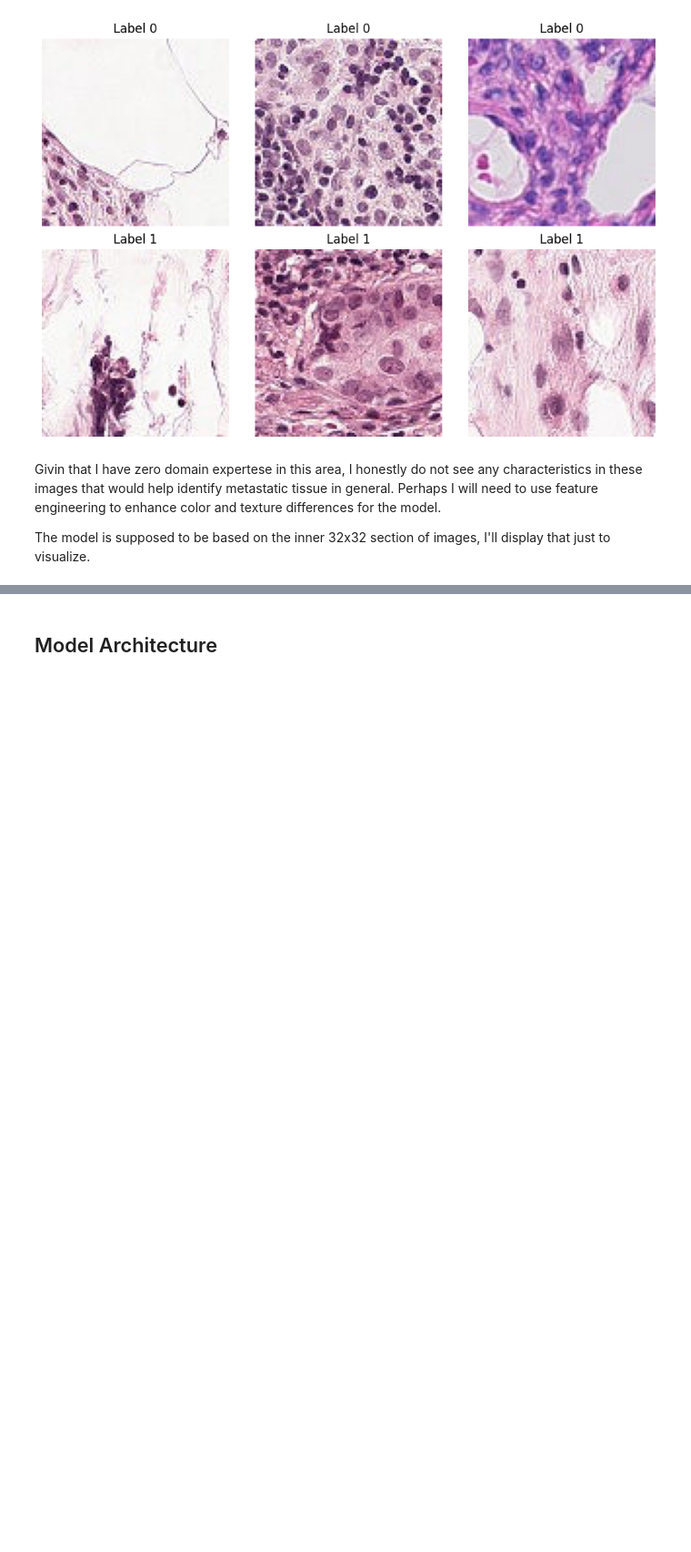
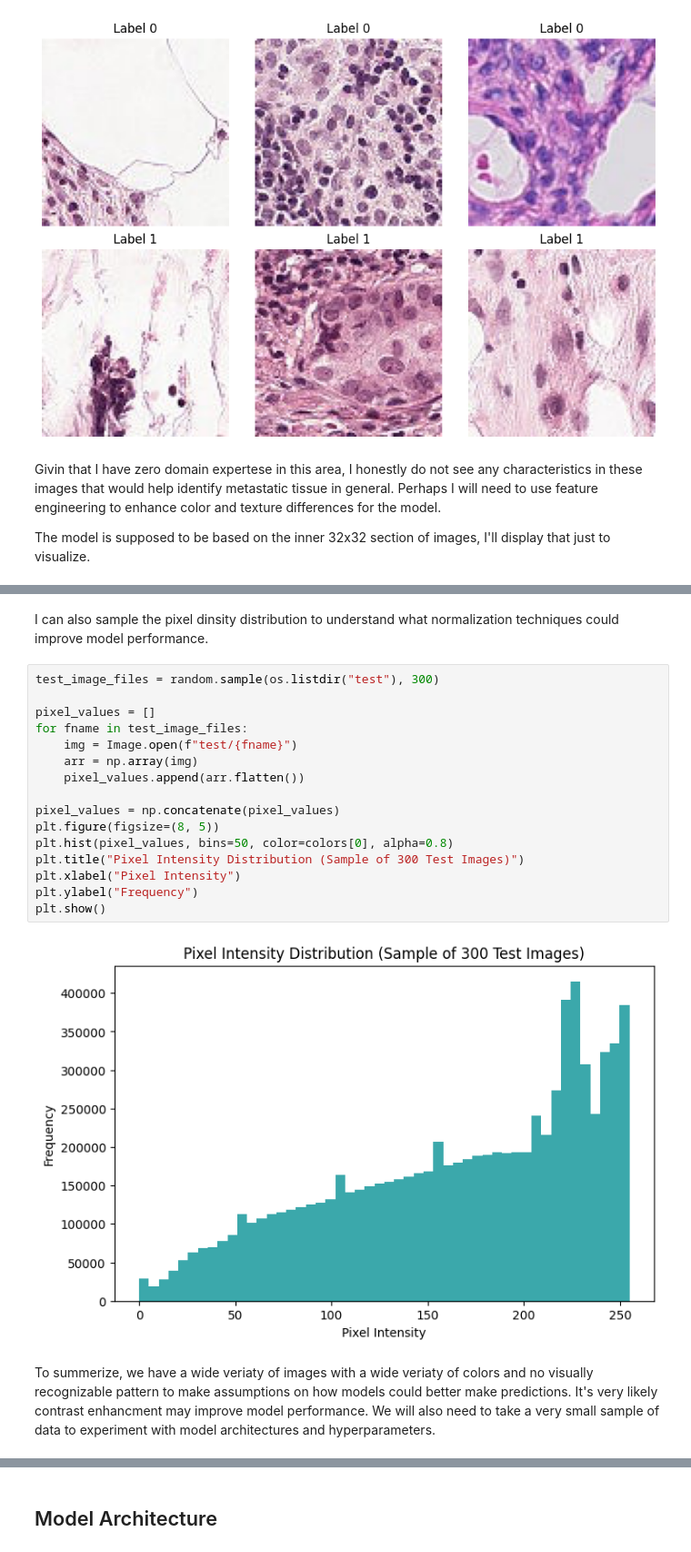
Before and after one commit to jollyjerr/cnn_cancer_detection, a Jupyter notebook: project.ipynb, the cells around one changed output, grey strips where cells are left out. Shown at 91% size. Saved outputs shown, nothing was run; the diff lists cells and outputs as text; blank space fills up the shorter version.

```diff
--- a/project.ipynb
+++ b/project.ipynb
@@ -145,0 +166,22 @@ plt.show()
+# %% [markdown]
+I can also sample the pixel dinsity distribution to understand what normalization techniques could improve model performance.
+# %%
+test_image_files = random.sample(os.listdir("test"), 300)
+
+pixel_values = []
+for fname in test_image_files:
+    img = Image.open(f"test/{fname}")
+    arr = np.array(img)
+    pixel_values.append(arr.flatten())
+
+pixel_values = np.concatenate(pixel_values)
+plt.figure(figsize=(8, 5))
+plt.hist(pixel_values, bins=50, color=colors[0], alpha=0.8)
+plt.title("Pixel Intensity Distribution (Sample of 300 Test Images)")
+plt.xlabel("Pixel Intensity")
+plt.ylabel("Frequency")
+plt.show()
+# %% [output]
+[figure, added]
+# %% [markdown]
+To summerize, we have a wide veriaty of images with a wide veriaty of colors and no visually recognizable pattern to make assumptions on how models could better make predictions. It's very likely contrast enhancment may improve model performance. We will also need to take a very small sample of data to experiment with model architectures and hyperparameters.
```
Also changed, not shown: parts of 6 cells of this notebook.
